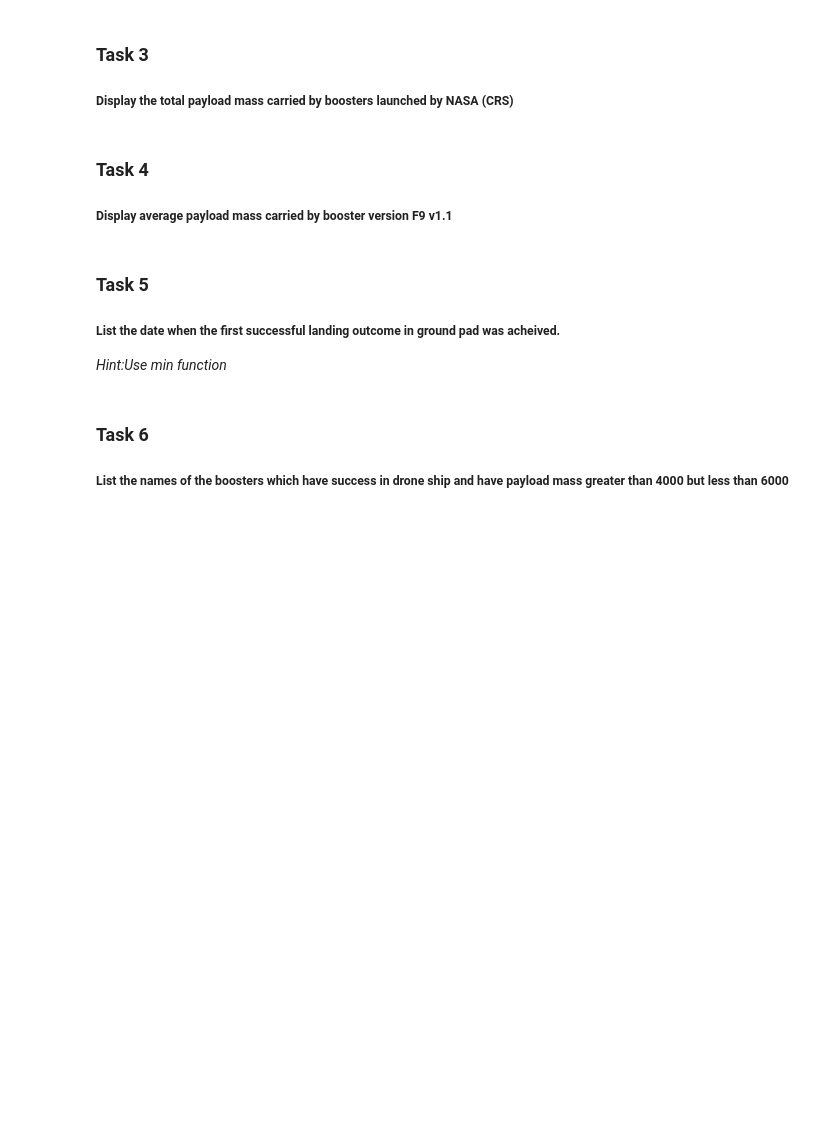
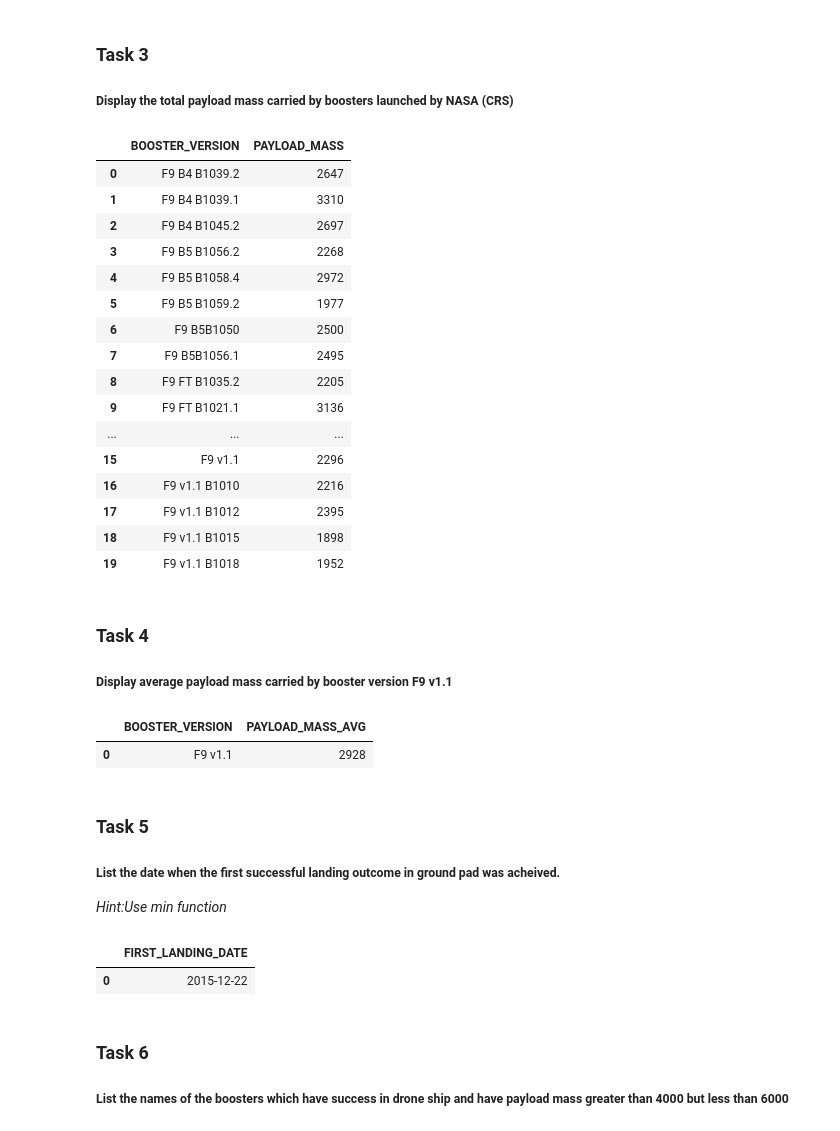
Before and after one commit to daniel-sonzzini/capstone_ds, a Jupyter notebook: Lab 3 - EDA with SQL.ipynb, the cells around one changed output. Cells and saved outputs as stored; diff of their text form; code cells hidden in the pictures; blank space fills up the shorter version.

```diff
--- a/Lab 3 - EDA with SQL.ipynb
+++ b/Lab 3 - EDA with SQL.ipynb
@@ -168,16 +191,74 @@ Now write and execute SQL queries to solve the assignment tasks.
 ### Task 3
 
 ##### Display the total payload mass carried by boosters launched by NASA (CRS)
+# %%
+selectQuery = """
+select
+	BOOSTER_VERSION,
+	sum(PAYLOAD_MASS__KG_) as PAYLOAD_MASS
+from SPACEX
+where CUSTOMER = 'NASA (CRS)'
+group by BOOSTER_VERSION
+"""
+
+pdf = pandas.read_sql(selectQuery, pconn)
+pdf
+# %% [output]
+|  | BOOSTER_VERSION | PAYLOAD_MASS |
+| 0 | F9 B4 B1039.2 | 2647 |
+| 1 | F9 B4 B1039.1 | 3310 |
+| 2 | F9 B4 B1045.2 | 2697 |
+| 3 | F9 B5 B1056.2 | 2268 |
+| 4 | F9 B5 B1058.4 | 2972 |
+| 5 | F9 B5 B1059.2 | 1977 |
+| 6 | F9 B5B1050 | 2500 |
+| 7 | F9 B5B1056.1 | 2495 |
+| 8 | F9 FT B1035.2 | 2205 |
+| 9 | F9 FT B1021.1 | 3136 |
+| ... | ... | ... |
+| 15 | F9 v1.1 | 2296 |
+| 16 | F9 v1.1 B1010 | 2216 |
+| 17 | F9 v1.1 B1012 | 2395 |
+| 18 | F9 v1.1 B1015 | 1898 |
+| 19 | F9 v1.1 B1018 | 1952 |
 # %% [markdown]
 ### Task 4
 
 ##### Display average payload mass carried by booster version F9 v1.1
+# %%
+selectQuery = """
+select
+	BOOSTER_VERSION,
+	avg(PAYLOAD_MASS__KG_) as PAYLOAD_MASS_AVG
+from SPACEX
+where BOOSTER_VERSION = 'F9 v1.1'
+group by BOOSTER_VERSION
+"""
+
+pdf = pandas.read_sql(selectQuery, pconn)
+pdf
+# %% [output]
+|  | BOOSTER_VERSION | PAYLOAD_MASS_AVG |
+| 0 | F9 v1.1 | 2928 |
 # %% [markdown]
 ### Task 5
 
 ##### List the date when the first successful landing outcome in ground pad was acheived.
 
 *Hint:Use min function*
+# %%
+selectQuery = """
+select
+    min(DATE) as first_landing_date
+from SPACEX
+where LANDING__OUTCOME='Success (ground pad)'
+"""
+
+pdf = pandas.read_sql(selectQuery, pconn)
+pdf
+# %% [output]
+|  | FIRST_LANDING_DATE |
+| 0 | 2015-12-22 |
 # %% [markdown]
 ### Task 6
 
```
Also changed, not shown: parts of 19 cells of this notebook.
